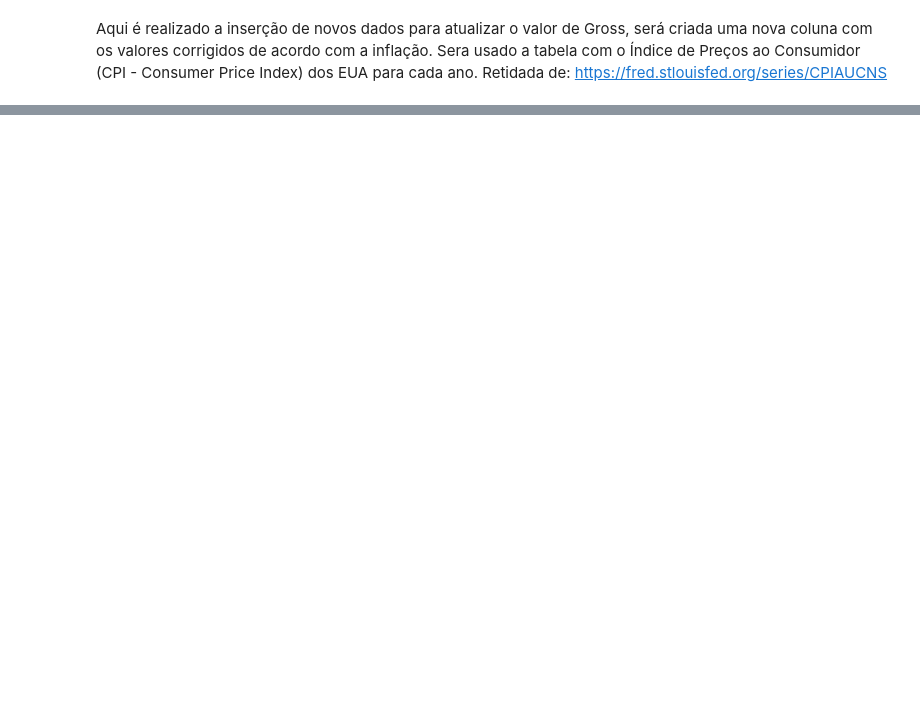
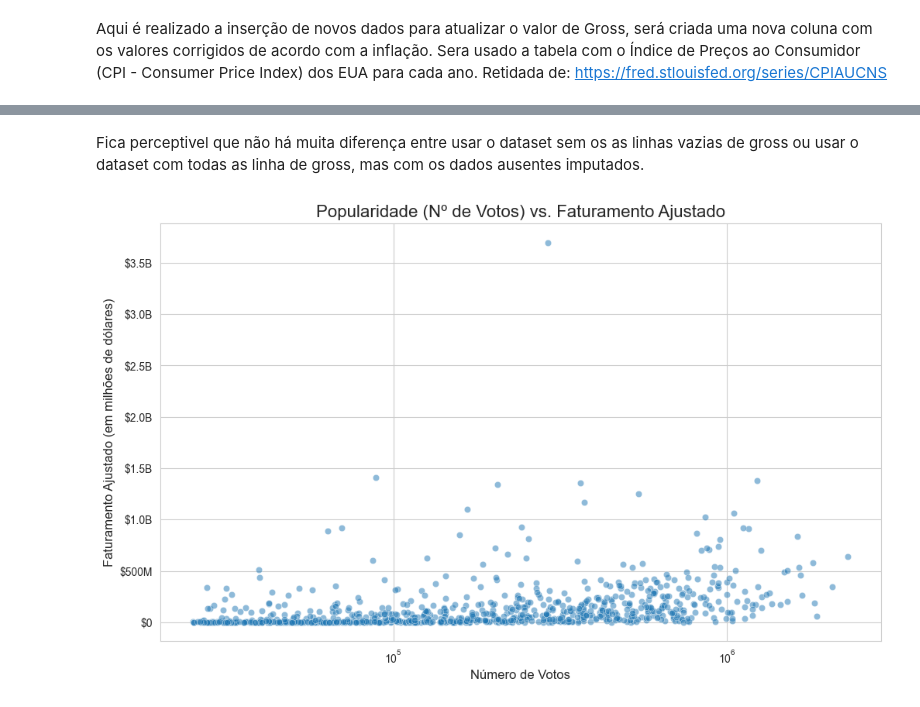
Before and after one commit to jrsm-hub/desafio-indicium-lighthouse, a Jupyter notebook: analise_filmes.ipynb, the cells around one changed output, grey strips where cells are left out. Drawn from its saved outputs; the diff is of its cells as text; code cells hidden in the pictures; blank space fills up the shorter version.

```diff
--- a/analise_filmes.ipynb
+++ b/analise_filmes.ipynb
@@ -374,0 +246,13 @@ Agora temos todos valores ausentes tratados e podemos partir para as visualizaç
+# %%
+#Função de formatação para as visualizações com valores em dolar
+def formatador_dinamico(x, pos):
+    """
+    Formata os números do eixo para k (mil), M (milhão) ou B (bilhão).
+    """
+    if x >= 1e9:
+        return f'${x / 1e9:.1f}B' # Formato para Bilhões com 1 casa decimal
+    if x >= 1e6:
+        return f'${x / 1e6:.0f}M' # Formato para Milhões
+    if x >= 1e3:
+        return f'${x / 1e3:.0f}k' # Formato para Milhares
+    return f'${x:.0f}'
@@ -374,0 +295,18 @@ Agora temos todos valores ausentes tratados e podemos partir para as visualizaç
+# %% [markdown]
+Fica perceptivel que não há muita diferença entre usar o dataset sem os as linhas vazias de gross ou usar o dataset com todas as linha de gross, mas com os dados ausentes imputados.
+# %%
+# Define a função para formatar o eixo Y em milhões
+def millions_formatter(y, pos):
+    return f'${y / 1e6:.0f}M'
+
+plt.figure(figsize=(12, 7))
+ax = sns.scatterplot(data=df_com_gross_real, x='No_of_Votes', y='Gross_Adjusted', alpha=0.5)
+ax.set_title('Popularidade (Nº de Votos) vs. Faturamento Ajustado', fontsize=16)
+ax.set_xlabel('Número de Votos', fontsize=12)
+ax.set_ylabel('Faturamento Ajustado (em milhões de dólares)', fontsize=12)
+ax.yaxis.set_major_formatter(FuncFormatter(formatador_dinamico))
+ax.set_xscale('log') # Escala log no eixo X para melhor visualização da densidade
+plt.grid(True)
+plt.show()
+# %% [output]
+[figure, added]
```
Also changed, not shown: parts of 92 cells of this notebook, 1 other file.
